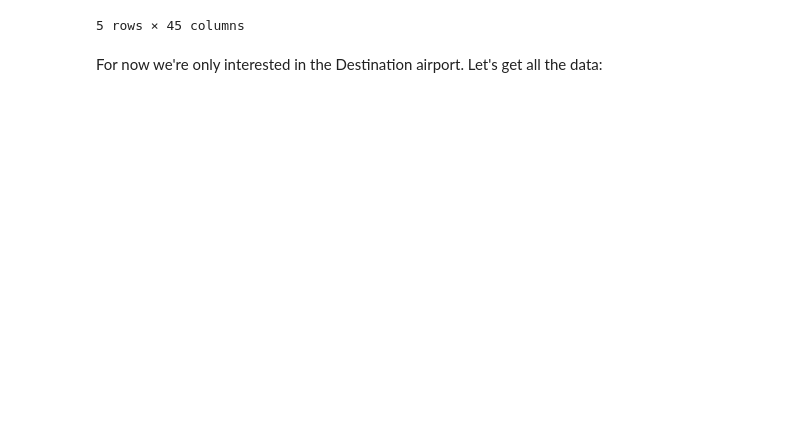
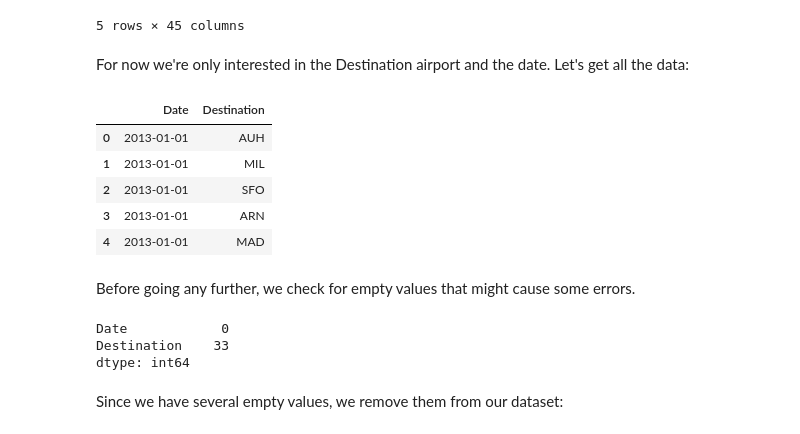
Before and after one commit to ibarrond/Amadeus, a Jupyter notebook: AmadeusChallenge.ipynb, the cells around one changed output. Drawn from its saved outputs; the diff is of its cells as text; code cells hidden in the pictures; blank space fills up the shorter version.

Commit message:
Searches Data import and cleaning

```diff
--- a/AmadeusChallenge.ipynb
+++ b/AmadeusChallenge.ipynb
@@ -210,7 +210,24 @@ searches.head()
 | 4 | 2013-01-01 | 17:48:29 | MPT | 1ec336348f44207d2e0027dc3a68c118 | NO | OSL | MAD | 1 | 2 | ... |
 5 rows × 45 columns
 # %% [markdown]
-For now we're only interested in the Destination airport. Let's get all the data:
+For now we're only interested in the Destination airport and the date. Let's get all the data:
 # %%
-searches = pd.read_csv(searches_file, delimiter='^', usecols=['Destination'])
+searches = pd.read_csv(searches_file, delimiter='^', usecols=['Date', 'Destination'])
 searches.head()
+# %% [output]
+|  | Date | Destination |
+| 0 | 2013-01-01 | AUH |
+| 1 | 2013-01-01 | MIL |
+| 2 | 2013-01-01 | SFO |
+| 3 | 2013-01-01 | ARN |
+| 4 | 2013-01-01 | MAD |
+# %% [markdown]
+Before going any further, we check for empty values that might cause some errors.
+# %%
+searches.isnull().sum()
+# %% [output]
+Date            0
+Destination    33
+dtype: int64
+# %% [markdown]
+Since we have several empty values, we remove them from our dataset:
```
Also changed, not shown: parts of 3 cells of this notebook.
